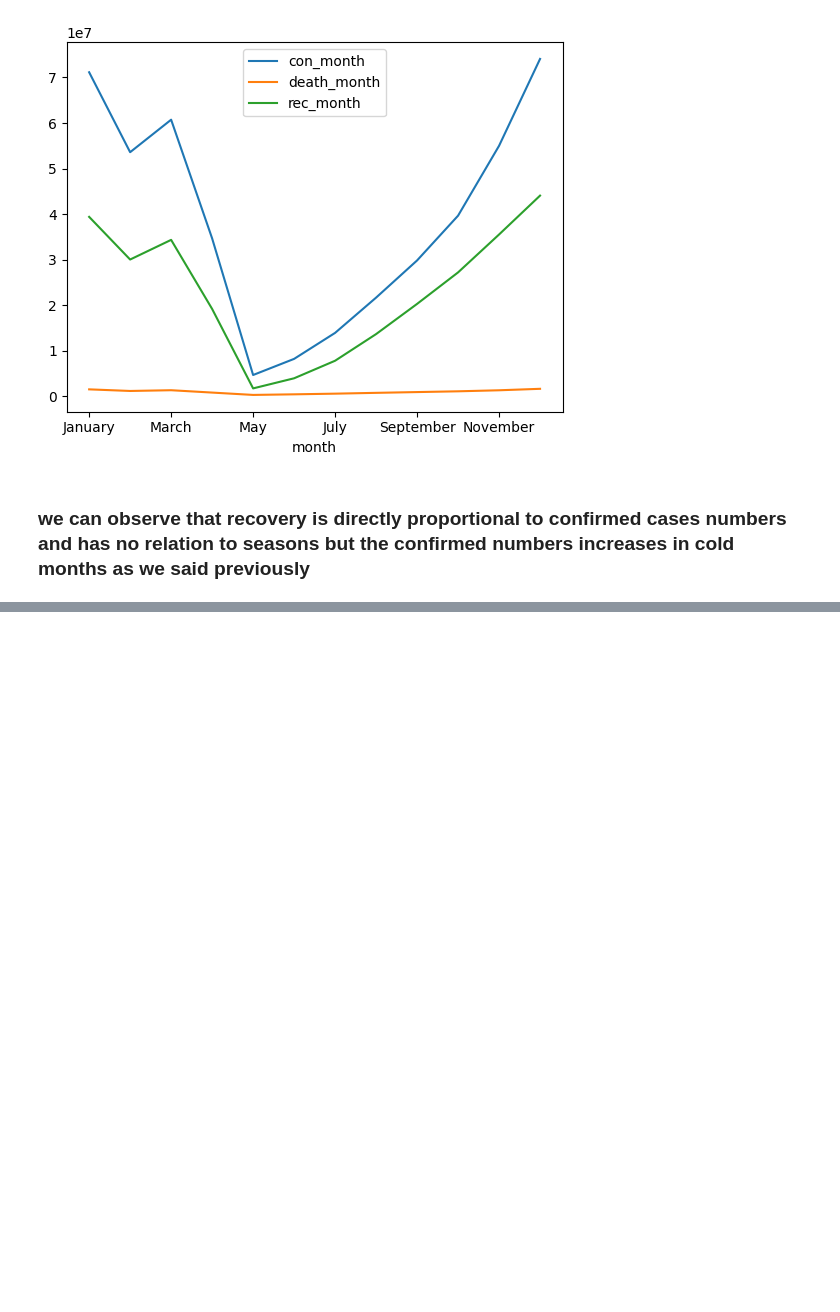
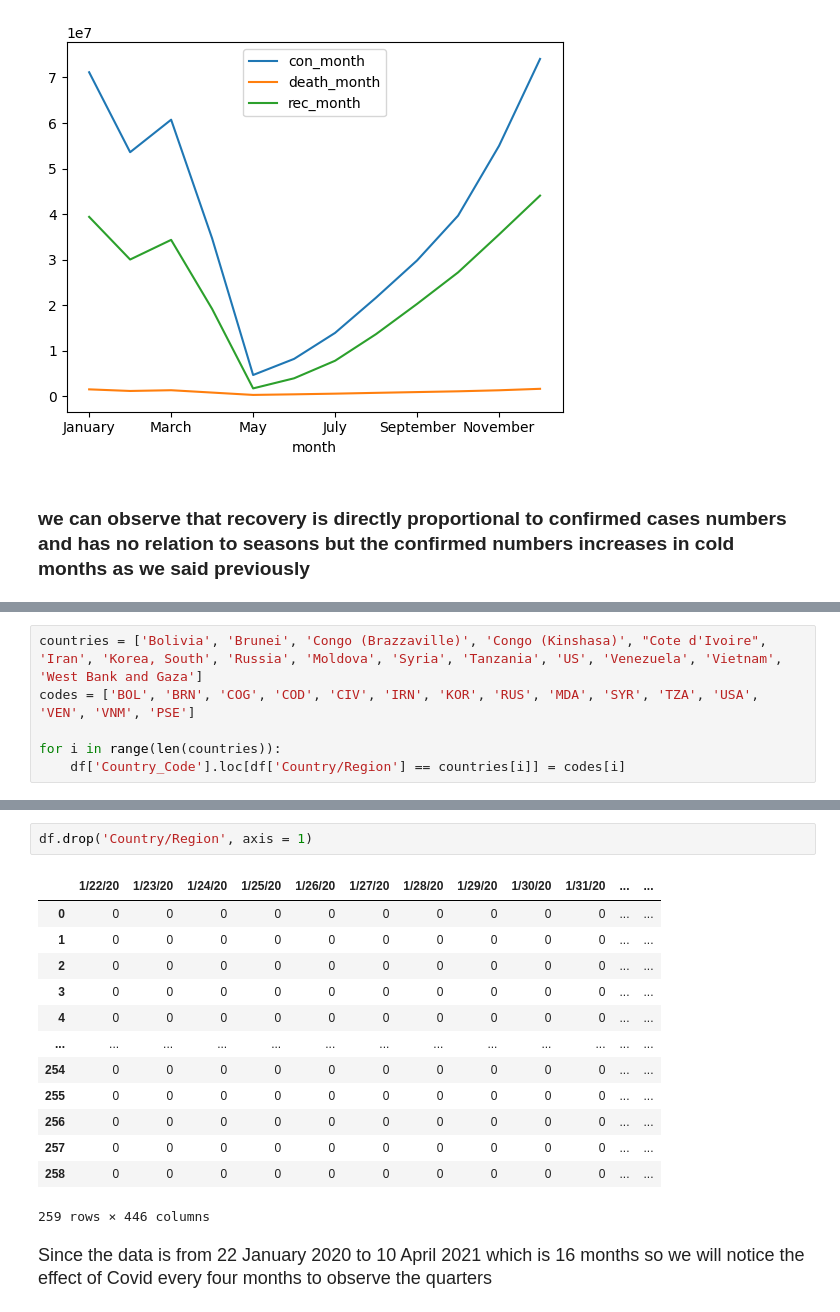
Before and after one commit to Ibrahim-Hossam/AI-502, a Jupyter notebook: covid-time-series-eda.ipynb, the cells around one changed output, grey strips where cells are left out. Drawn from its saved outputs; the diff is of its cells as text; blank space fills up the shorter version.

```diff
--- a/covid-time-series-eda.ipynb
+++ b/covid-time-series-eda.ipynb
@@ -601,0 +695,6 @@ collected_month.plot()
+# %%
+countries = ['Bolivia', 'Brunei', 'Congo (Brazzaville)', 'Congo (Kinshasa)', "Cote d'Ivoire", 'Iran', 'Korea, South', 'Russia', 'Moldova', 'Syria', 'Tanzania', 'US', 'Venezuela', 'Vietnam', 'West Bank and Gaza']
+codes = ['BOL', 'BRN', 'COG', 'COD', 'CIV', 'IRN', 'KOR', 'RUS', 'MDA', 'SYR', 'TZA', 'USA', 'VEN', 'VNM', 'PSE']
+
+for i in range(len(countries)):
+    df['Country_Code'].loc[df['Country/Region'] == countries[i]] = codes[i]
@@ -601,0 +732,18 @@ collected_month.plot()
+# %%
+df.drop('Country/Region', axis = 1)
+# %% [output]
+|  | 1/22/20 | 1/23/20 | 1/24/20 | 1/25/20 | 1/26/20 | 1/27/20 | 1/28/20 | 1/29/20 | 1/30/20 | 1/31/20 | ... | ... |
+| 0 | 0 | 0 | 0 | 0 | 0 | 0 | 0 | 0 | 0 | 0 | ... | ... |
+| 1 | 0 | 0 | 0 | 0 | 0 | 0 | 0 | 0 | 0 | 0 | ... | ... |
+| 2 | 0 | 0 | 0 | 0 | 0 | 0 | 0 | 0 | 0 | 0 | ... | ... |
+| 3 | 0 | 0 | 0 | 0 | 0 | 0 | 0 | 0 | 0 | 0 | ... | ... |
+| 4 | 0 | 0 | 0 | 0 | 0 | 0 | 0 | 0 | 0 | 0 | ... | ... |
+| ... | ... | ... | ... | ... | ... | ... | ... | ... | ... | ... | ... | ... |
+| 254 | 0 | 0 | 0 | 0 | 0 | 0 | 0 | 0 | 0 | 0 | ... | ... |
+| 255 | 0 | 0 | 0 | 0 | 0 | 0 | 0 | 0 | 0 | 0 | ... | ... |
+| 256 | 0 | 0 | 0 | 0 | 0 | 0 | 0 | 0 | 0 | 0 | ... | ... |
+| 257 | 0 | 0 | 0 | 0 | 0 | 0 | 0 | 0 | 0 | 0 | ... | ... |
+| 258 | 0 | 0 | 0 | 0 | 0 | 0 | 0 | 0 | 0 | 0 | ... | ... |
+259 rows × 446 columns
+# %% [markdown]
+<span style = 'font-size:18px;'> Since the data is from 22 January 2020 to 10 April 2021 which is 16 months so we will notice the effect of Covid every four months to observe the quarters
```
Also changed, not shown: parts of 20 cells of this notebook.
